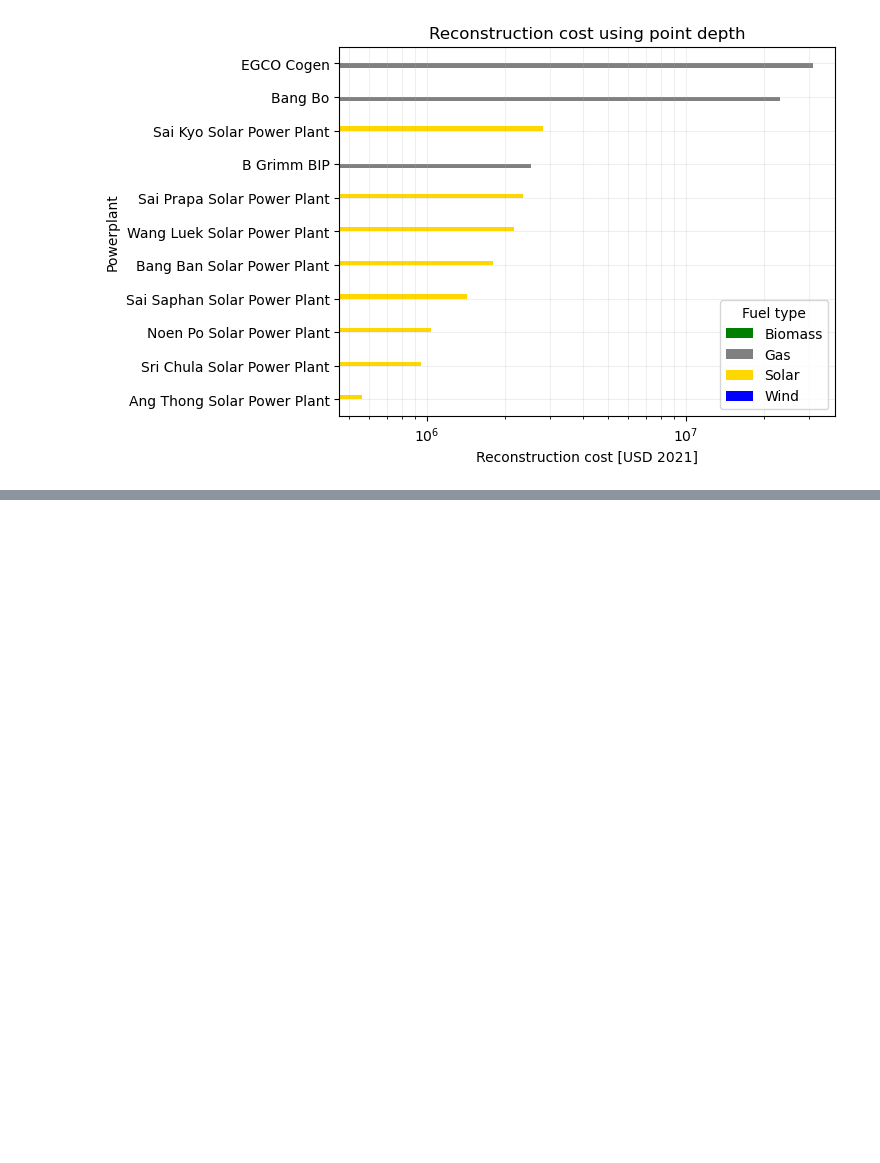
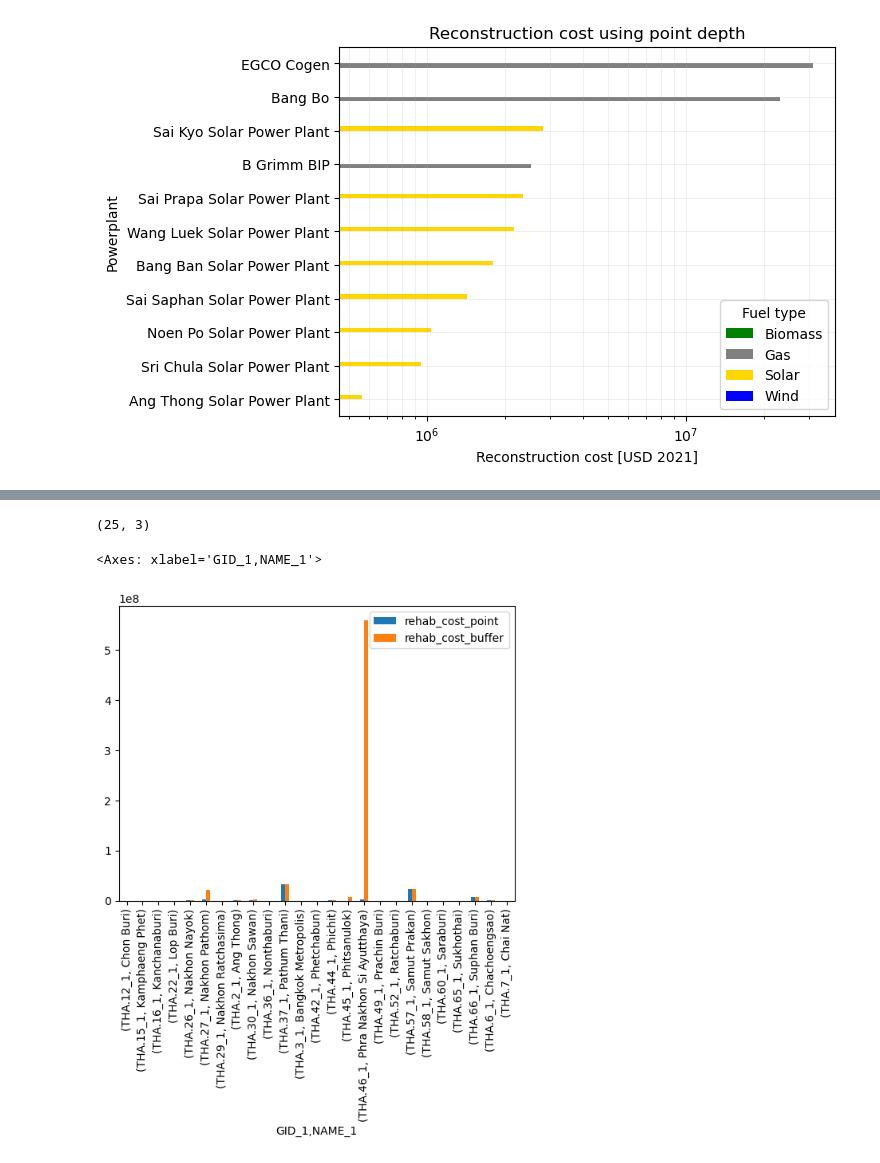
Before and after one commit to thomas-fred/thai_2011_flood_powerplants, a Jupyter notebook: thai_floods_powerplants_buffer.ipynb, the cells around one changed output, grey strips where cells are left out. Cells and saved outputs as stored; diff of their text form; code cells hidden in the pictures; blank space fills up the shorter version.

```diff
--- a/thai_floods_powerplants_buffer.ipynb
+++ b/thai_floods_powerplants_buffer.ipynb
@@ -177,0 +179,7 @@ damages.to_file('data/powerplant_damages.gpkg', driver="GPKG")
+# %%
+adm1 = gpd.read_file("data/tha.gpkg")[["GID_1","NAME_1","geometry"]]
+# %%
+adm1_fuel_damages = damages.sjoin(adm1, how="left").drop(columns=["name", "source_id", "geometry", "index_right"]) \
+    .groupby(["GID_1", "NAME_1", "primary_fuel"]).sum()[["construction_cost","rehab_cost_point","rehab_cost_buffer"]]
+adm1_fuel_damages.to_csv("results/adm1_fuel_damages.csv")
+adm1_fuel_damages.head(3)
@@ -177,0 +192,11 @@ damages.to_file('data/powerplant_damages.gpkg', driver="GPKG")
+# %%
+adm1_damages = adm1_fuel_damages.reset_index().drop(columns="primary_fuel").groupby(["GID_1", "NAME_1"]).sum()
+adm1_damages.to_csv("results/adm1_damages.csv")
+adm1_damages.shape
+# %% [output]
+(25, 3)
+# %%
+adm1_damages.drop(columns="construction_cost").plot(kind="bar")
+# %% [output]
+<Axes: xlabel='GID_1,NAME_1'>
+[figure, added]
```
Also changed, not shown: parts of 7 cells of this notebook.
